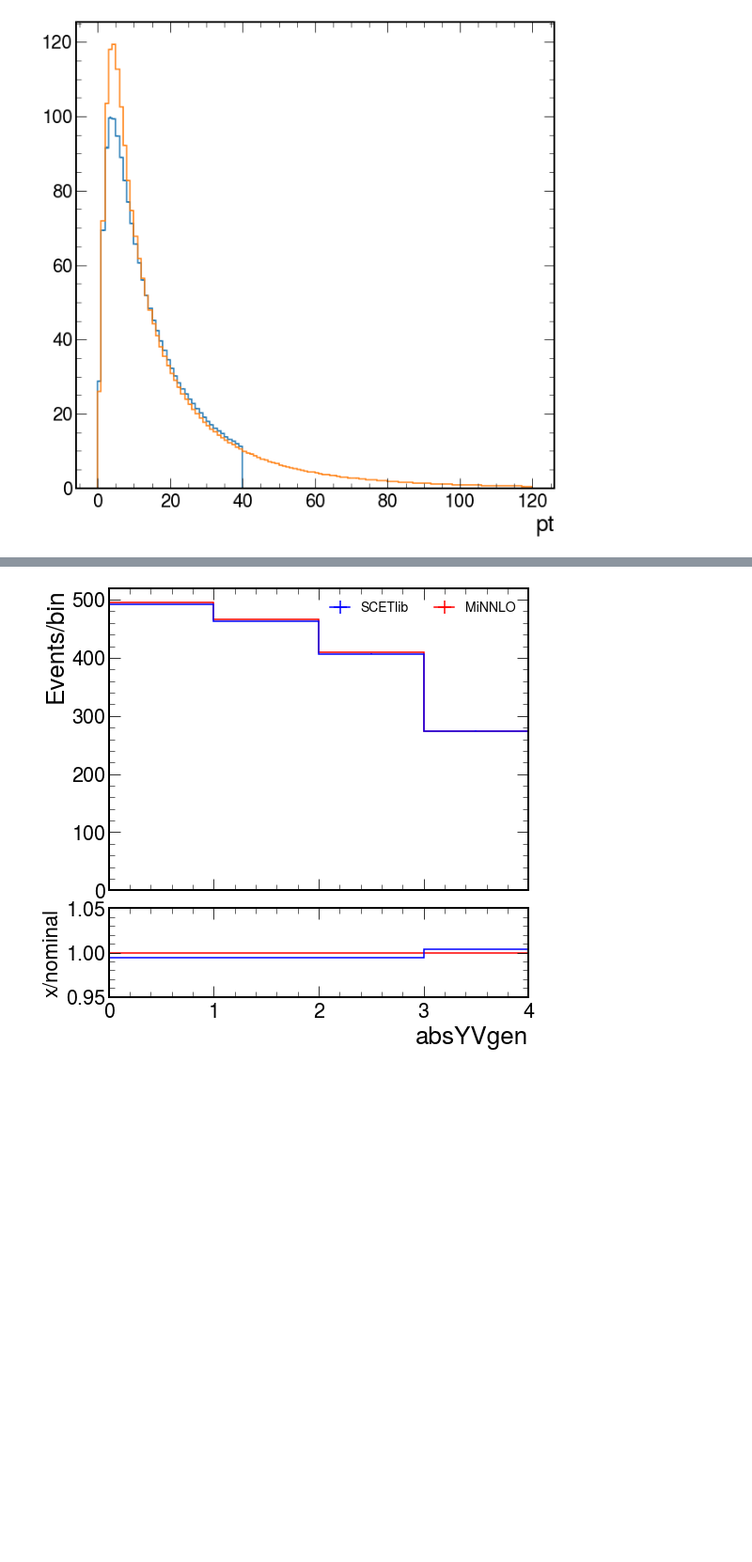
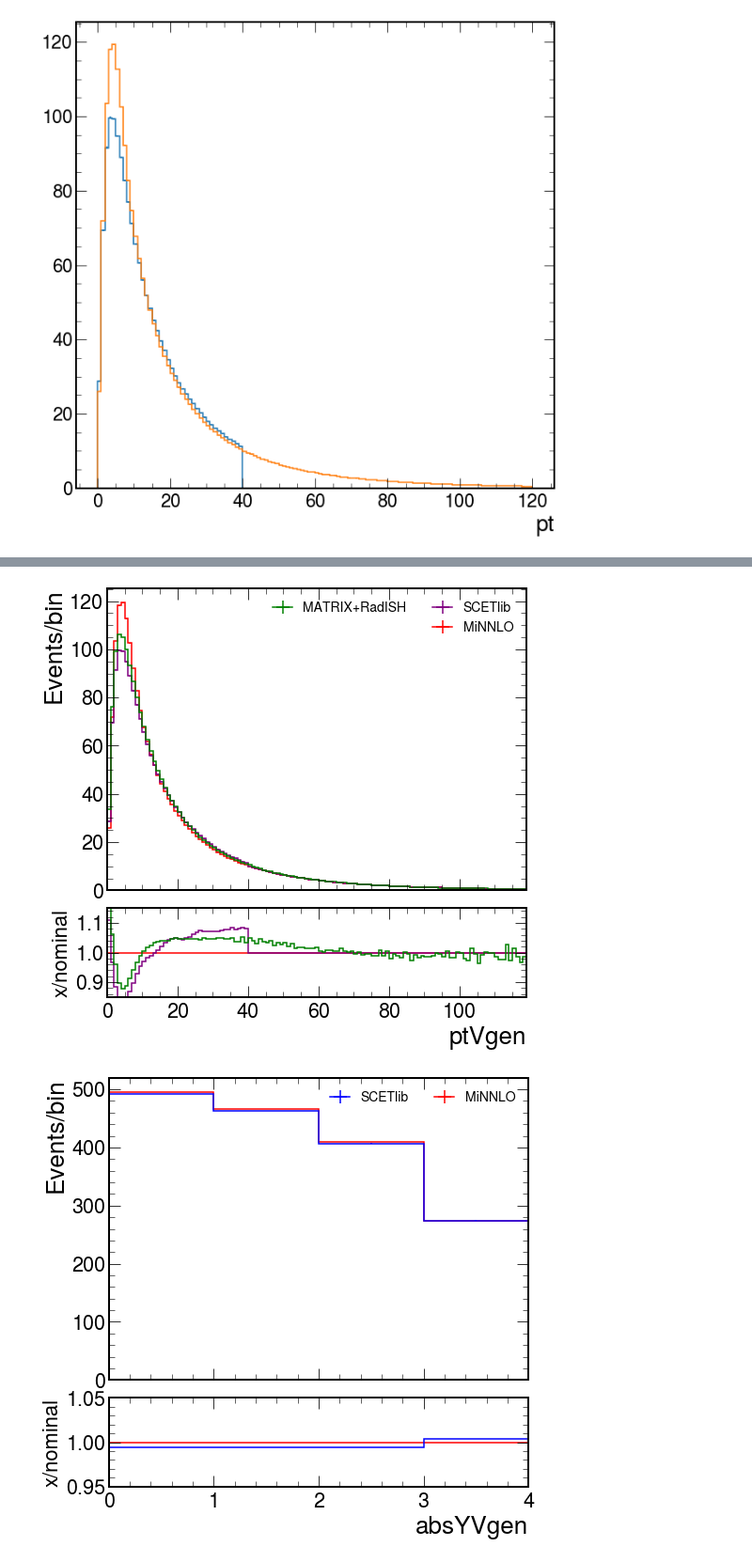
Before and after one commit to WMass/WRemnants, a Jupyter notebook: notebooks/scetlib.ipynb, the cells around one changed output, grey strips where cells are left out. Shown at 94% size. Saved outputs shown, nothing was run; the diff lists cells and outputs as text; code cells hidden in the pictures; blank space fills up the shorter version.

```diff
--- a/notebooks/scetlib.ipynb
+++ b/notebooks/scetlib.ipynb
@@ -24,3 +24,3 @@ dict_keys(['WplusmunuPostVFP', 'WminusmunuPostVFP', 'WplustaunuPostVFP', 'Wminus
 # %%
-minnlohZ = minnlo["ZmumuPostVFP"]["output"]["nominal_gen"]*2001/minnlo["ZmumuPostVFP"]["weight_sum"]
+minnlohZ = minnlo["ZmumuPostVFP"]["output"]["nominal_gen"]*minnlo["ZmumuPostVFP"]["dataset"]["xsec"]/minnlo["ZmumuPostVFP"]["weight_sum"]
 minnlohW = (minnlo["WplusmunuPostVFP"]["output"]["nominal_gen"]*minnlo["WplusmunuPostVFP"]["dataset"]["xsec"]+minnlo["WminusmunuPostVFP"]["output"]["nominal_gen"])*minnlo["WminusmunuPostVFP"]["dataset"]["xsec"]/(minnlo["WplusmunuPostVFP"]["weight_sum"]+minnlo["WminusmunuPostVFP"]["weight_sum"])
@@ -56,2 +84,3 @@ minnlohZ.axes.index(scetlibh.axes.edges)
 # %%
-minnlohZ.axes[0].index(scetlibh.axes[0].edges)
+scetlib_minnlo = minnlohZ.project("ptVgen").copy()
+scetlib_minnlo.view()[:scetlibh.axes["pt"].size] = scetlibh.project("pt").view()
@@ -70,3 +93,7 @@ fig = plot_tools.makePlotWithRatioToRef([minnlo_rebin.project("ptVgen"), scetlib
+# %%
+fig = plot_tools.makePlotWithRatioToRef([minnlohZ.project("ptVgen"), scetlib_minnlo, matrixRadish],colors=["red", "purple", "green"], labels=["MiNNLO", "SCETlib", "MATRIX+RadISH"], rrange=[0.85, 1.15], binwnorm=1.)
+# %% [output]
+[figure, added]
 # %%
 fig = plot_tools.makePlotWithRatioToRef([minnlo_rebin.project("absYVgen"), scetlibh.project("absy")],colors=["red", "blue",], labels=["MiNNLO", "SCETlib"], rrange=[0.95, 1.05], binwnorm=1.)
 # %% [output]
```
Also changed, not shown: parts of 14 cells of this notebook, 12 other files.
